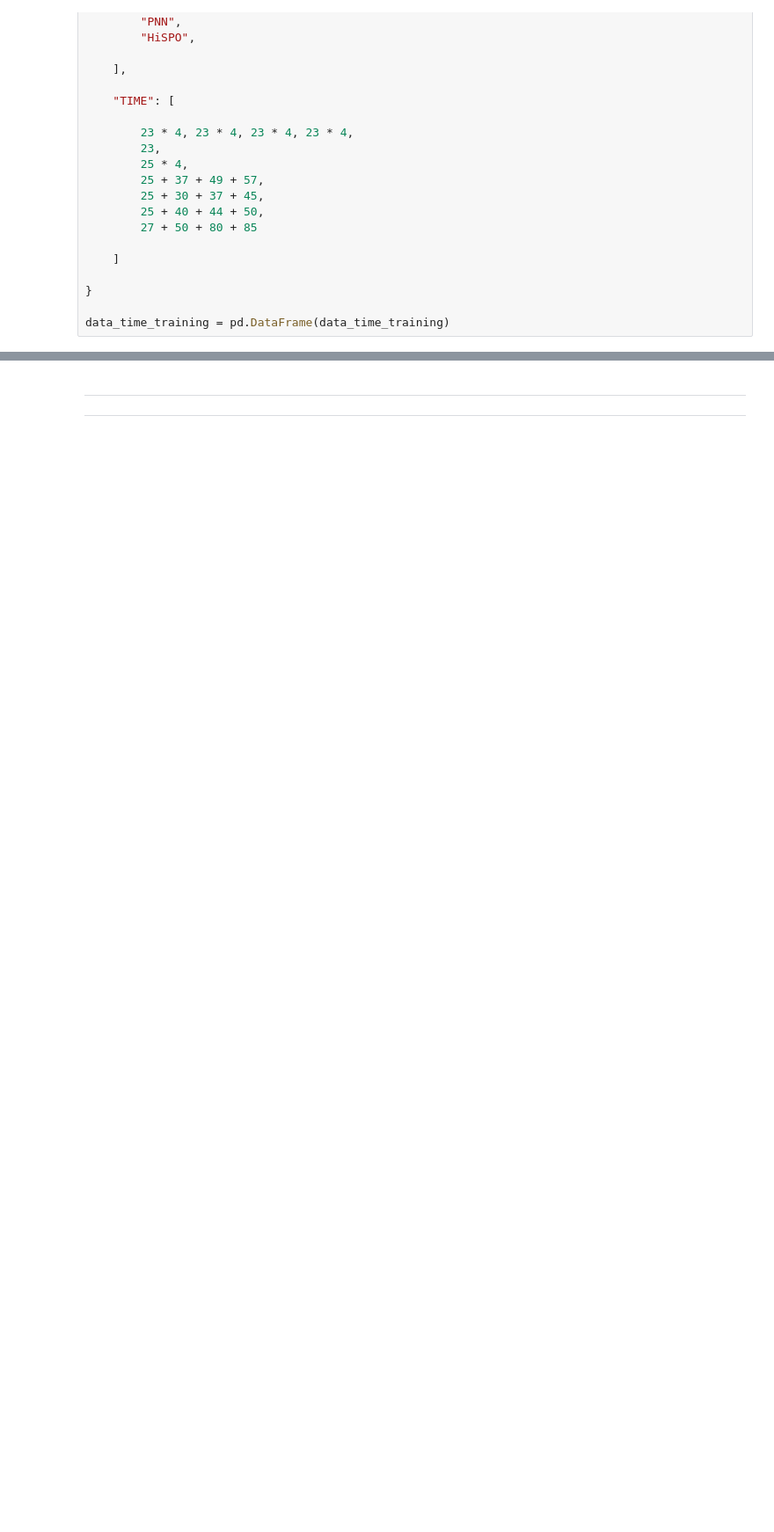
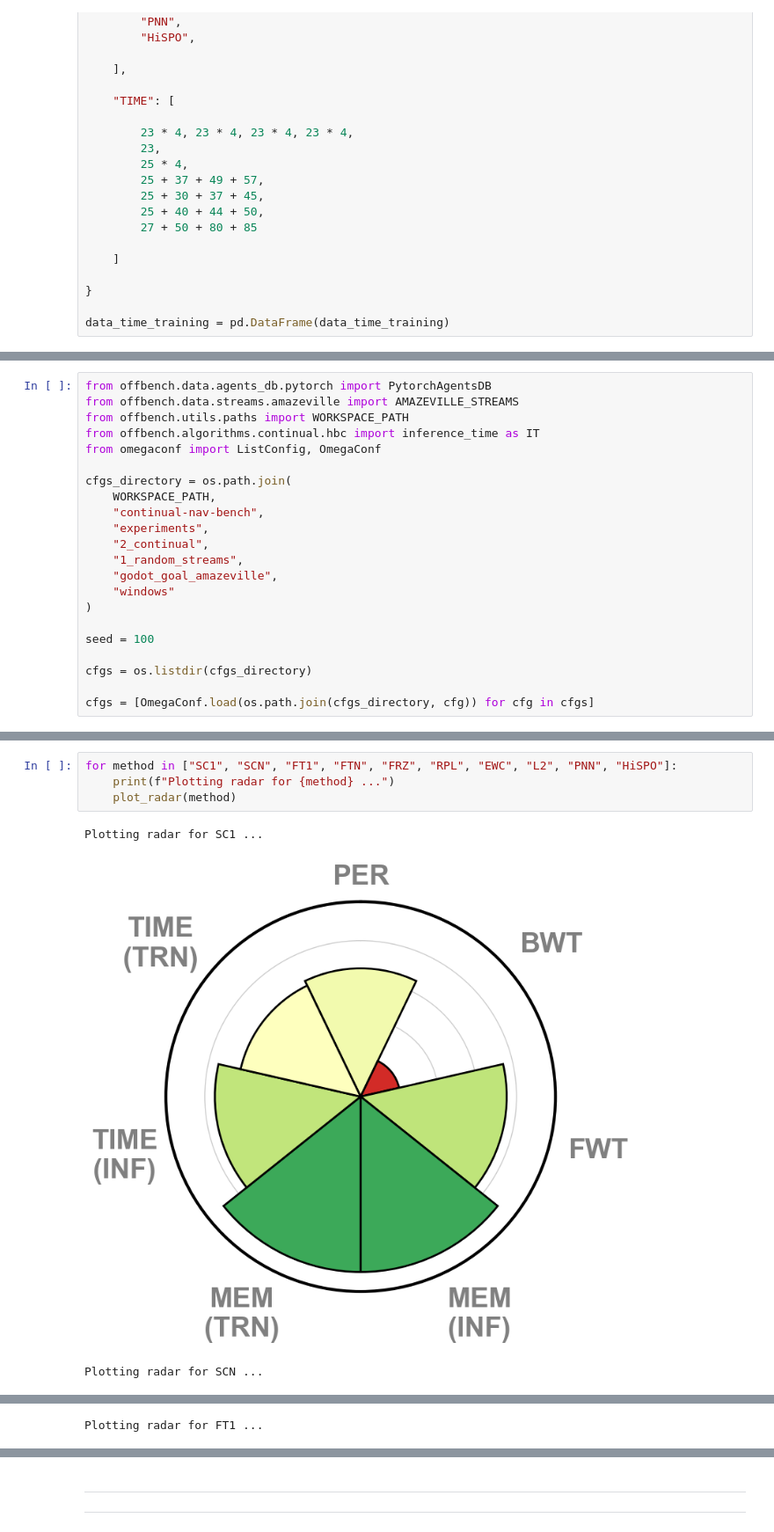
Before and after one commit to anosubcog9438/continual-nav-bench, a Jupyter notebook: experiments/2_continual/plots.ipynb, the cells around one changed output, grey strips where cells are left out. Shown at 88% size. Drawn from its saved outputs; the diff is of its cells as text; blank space fills up the shorter version.

```diff
--- a/experiments/2_continual/plots.ipynb
+++ b/experiments/2_continual/plots.ipynb
@@ -900,0 +902,22 @@ Passing `palette` without assigning `hue` is deprecated and will be removed in v
+# %%
+from offbench.data.agents_db.pytorch import PytorchAgentsDB
+from offbench.data.streams.amazeville import AMAZEVILLE_STREAMS
+from offbench.utils.paths import WORKSPACE_PATH
+from offbench.algorithms.continual.hbc import inference_time as IT
+from omegaconf import ListConfig, OmegaConf
+
+cfgs_directory = os.path.join(
+    WORKSPACE_PATH,
+    "continual-nav-bench",
+    "experiments",
+    "2_continual",
+    "1_random_streams",
+    "godot_goal_amazeville",
+    "windows"
+)
+
+seed = 100
+
+cfgs = os.listdir(cfgs_directory)
+
+cfgs = [OmegaConf.load(os.path.join(cfgs_directory, cfg)) for cfg in cfgs]
@@ -900,0 +1302,8 @@ Passing `palette` without assigning `hue` is deprecated and will be removed in v
+# %%
+for method in ["SC1", "SCN", "FT1", "FTN", "FRZ", "RPL", "EWC", "L2", "PNN", "HiSPO"]:
+    print(f"Plotting radar for {method} ...")
+    plot_radar(method)
+# %% [output]
+Plotting radar for SC1 ...
+[figure, added]
+Plotting radar for SCN ...
@@ -900,0 +1311 @@ Passing `palette` without assigning `hue` is deprecated and will be removed in v
+Plotting radar for FT1 ...
```
Also changed, not shown: parts of 12 cells of this notebook, 18 other files.
